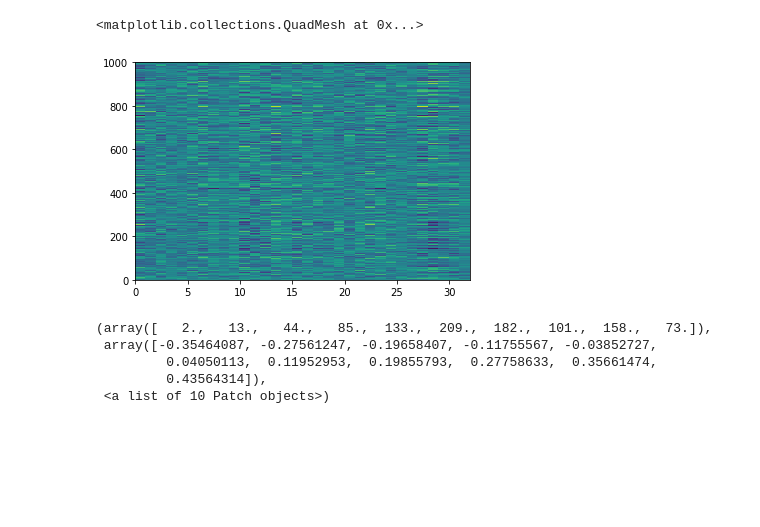
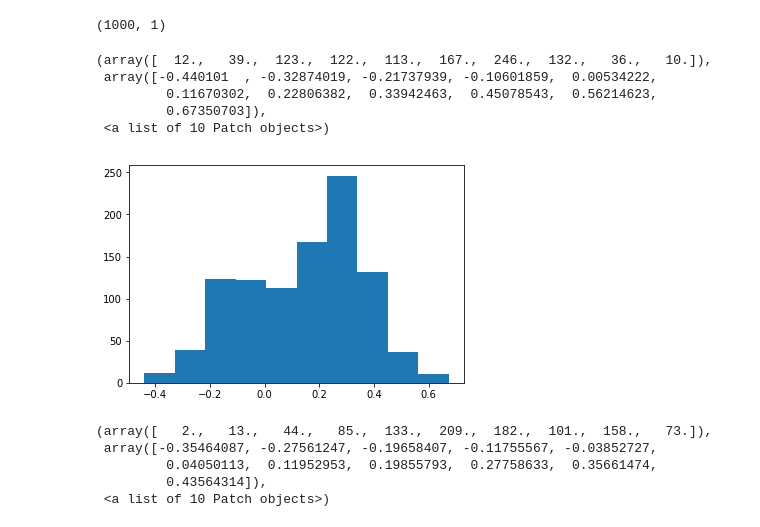
Before and after one commit to djgagne/lorenz_gan, a Jupyter notebook: notebooks/lorenz_gan_eval.ipynb, the cells around one changed output. Cells and saved outputs as stored; diff of their text form; code cells hidden in the pictures; blank space fills up the shorter version.

```diff
--- a/notebooks/lorenz_gan_eval.ipynb
+++ b/notebooks/lorenz_gan_eval.ipynb
@@ -88,15 +86,23 @@ def generate_random_condition_data(batch_size, num_cond_inputs, train_cond_scale
                                                                                            scale=train_cond_scale[t-1],
                                                                                            size=batch_size)
     return batch_cond_data
+# %%
+patches.shape
+# %% [output]
+(1000, 1)
 # %%
-gan_samples = xr.open_dataset("../exp/gan_gen_patches_0000_epoch_0010.nc")
+gan_samples = xr.open_dataset("../exp_mean/gan_gen_patches_0000_epoch_0010.nc")
 # %%
 patches = gan_samples["gen_samples"][:, :, 0]
 # %%
-plt.pcolormesh(patches)
+plt.hist(patches[:, 0])
 # %% [output]
-<matplotlib.collections.QuadMesh at 0x...>
+(array([  12.,   39.,  123.,  122.,  113.,  167.,  246.,  132.,   36.,   10.]),
+ array([-0.440101  , -0.32874019, -0.21737939, -0.10601859,  0.00534222,
+         0.11670302,  0.22806382,  0.33942463,  0.45078543,  0.56214623,
+         0.67350703]),
+ <a list of 10 Patch objects>)
-[figure, old version]
+[figure, new version]
 # %%
 gan_cond_x = gan_samples["gen_cond"].values
 # %%
```
Also changed, not shown: parts of 18 cells of this notebook, 4 other files.
